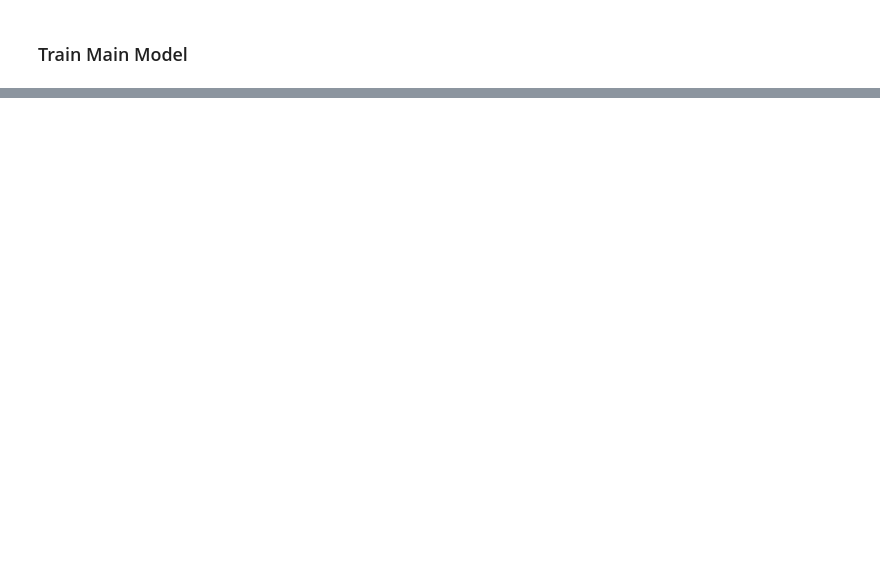
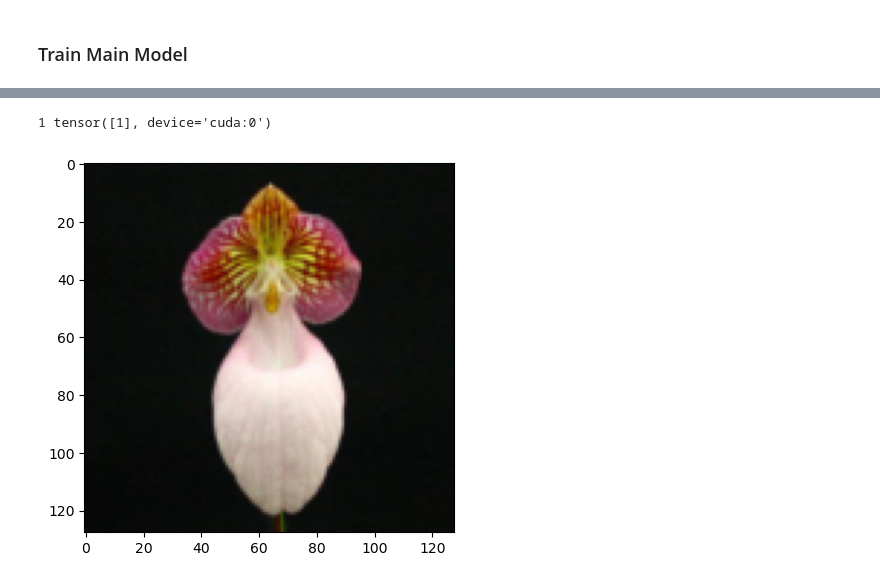
Before and after one commit to Patipol-BKK/ce4042-proj, a Jupyter notebook: Flowers-401.ipynb, the cells around one changed output, grey strips where cells are left out. Drawn from its saved outputs; the diff is of its cells as text; code cells hidden in the pictures; blank space fills up the shorter version.

```diff
--- a/Flowers-401.ipynb
+++ b/Flowers-401.ipynb
@@ -1132,0 +1195,8 @@ plt.show()
+# %%
+ID = 12
+plt.imshow(np.transpose(test_dataset[ID][0], (1, 2, 0)))
+outputs = flower_model.forward(torch.unsqueeze(torch.tensor(np.array(test_dataset[ID][0])).type(dtype), 0))
+print(test_dataset[ID][1], torch.argmax(outputs, dim=1))
+# %% [output]
+1 tensor([1], device='cuda:0')
+[figure, added]
```
Also changed, not shown: parts of 17 cells of this notebook.
